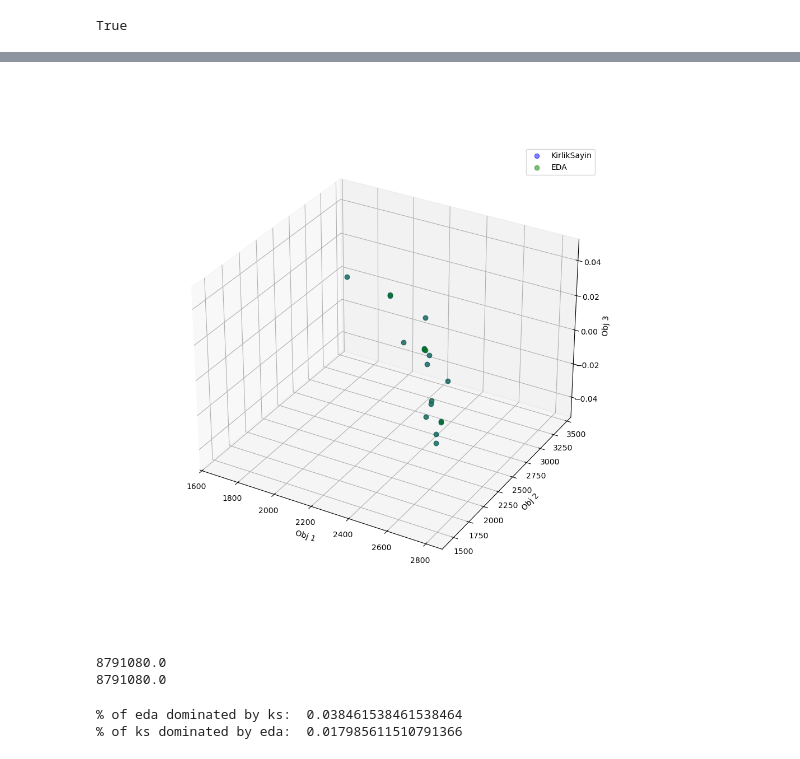
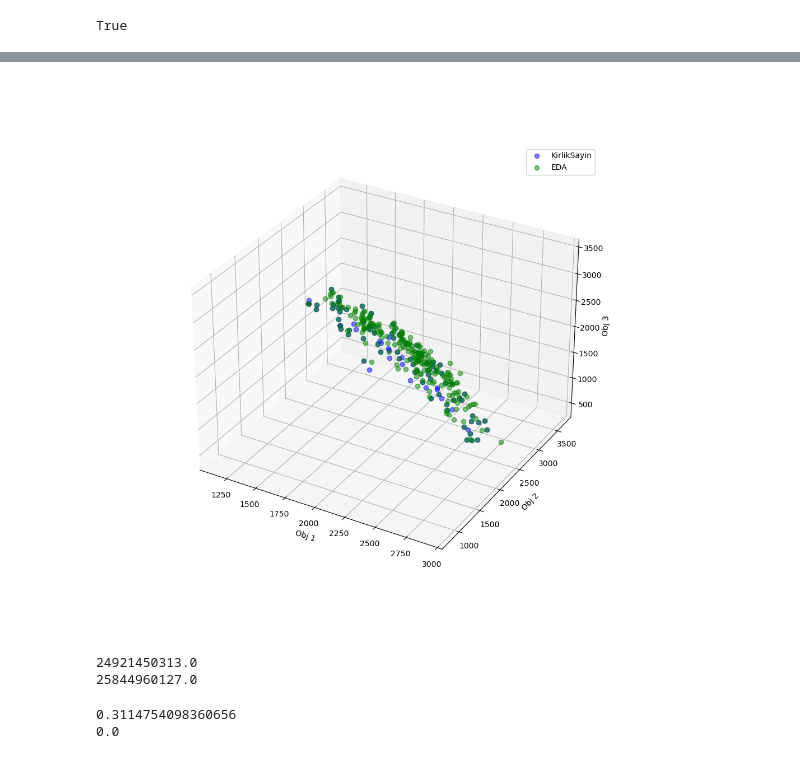
Before and after one commit to rameshsrinivasanuci/multiobjective, a Jupyter notebook: simulations/result_eval.ipynb, the cells around one changed output, grey strips where cells are left out. Cells and saved outputs as stored; diff of their text form; code cells hidden in the pictures.

```diff
--- a/simulations/result_eval.ipynb
+++ b/simulations/result_eval.ipynb
@@ -51,6 +33,9 @@ EDA finished in 5.67s (mode 1: 12 gens, mode 2: 4 gens)
 pf_exact = np.load(f"results/exact_front_{n_obj}obj_{n_items}items_{rho}rho_allneg.npz")["F"]
 pf_ks = np.load(f"results/KS_{n_obj}obj_{n_items}items_{rho}rho_allneg.npz")["pf"]
 pf_eda = np.load(f"results/eda_{n_obj}obj_{n_items}items_{rho}rho_allneg.npz")["arr_0"]
+pf_nsga2 = np.load(f"results/nsga2_{n_obj}obj_{n_items}items_{rho}rho_allneg.npz")["F"]
+pf_nsga3 = np.load(f"results/nsga3_{n_obj}obj_{n_items}items_{rho}rho_allneg.npz")["F"]
+pf_spea2 = np.load(f"results/spea2_{n_obj}obj_{n_items}items_{rho}rho_allneg.npz")["F"]
 # %%
 print(pf_exact.shape)
 print(pf_ks.shape)
@@ -120,31 +90,31 @@ print(missing)
 # %%
 import matplotlib.pyplot as plt
 %matplotlib widget
 from mpl_toolkits.mplot3d import Axes3D
 
 fig = plt.figure(figsize=(10, 10))
 ax = fig.add_subplot(projection='3d')
-ax.plot(pf_eda[:,0], pf_eda[:,1], pf_eda[:,2], 'bo', alpha=0.5, markersize=6, label="KirlikSayin")
+ax.plot(pf_nsga2[:,0], pf_nsga2[:,1], pf_nsga2[:,2], 'bo', alpha=0.5, markersize=6, label="KirlikSayin")
 ax.plot(pf_exact[:,0], pf_exact[:,1], pf_exact[:,2], 'go', alpha=0.5, markersize=6, label="EDA")
 ax.set_xlabel('Obj 1')
 ax.set_ylabel('Obj 2')
 ax.set_zlabel('Obj 3')
 ax.legend()
 plt.show()
 # %% [output]
-[figure, old version]
+[figure, new version]
 # %%
 from pymoo.indicators.hv import HV
 
 ref_point = np.zeros(n_obj)
 hv = HV(ref_point=ref_point)
-hv_pf_eda = hv(-pf_eda)
-hv_pf_ks = hv(-pf_ks)
-print(hv_pf_ks)
-print(hv_pf_eda)
+hv_pf_1 = hv(-pf_moead)
+hv_pf_2 = hv(-pf_exact)
+print(hv_pf_1)
+print(hv_pf_2)
 # %% [output]
-8791080.0
-8791080.0
+24921450313.0
+25844960127.0
 # %%
 def calculate_dominated(pf_predicted, pf_actual, n_obj):
     dominated = np.zeros(len(pf_predicted))
@@ -156,10 +126,10 @@ def calculate_dominated(pf_predicted, pf_actual, n_obj):
                 break
     return np.sum(dominated), np.sum(dominated)/len(pf_predicted)
 
-num_dominated, ratio_dominated = calculate_dominated(pf_eda, pf_ks, 3)
-print("% of eda dominated by ks: ", ratio_dominated)
-num_dominated, ratio_dominated = calculate_dominated(pf_ks, pf_eda, 3)
-print("% of ks dominated by eda: ", ratio_dominated)
+num_dominated, ratio_dominated = calculate_dominated(pf_moead, pf_exact, 3)
+print(ratio_dominated)
+num_dominated, ratio_dominated = calculate_dominated(pf_exact, pf_moead, 3)
+print(ratio_dominated)
 # %% [output]
-% of eda dominated by ks:  0.038461538461538464
-% of ks dominated by eda:  0.017985611510791366
+0.3114754098360656
+0.0
```
Also changed, not shown: parts of 10 cells of this notebook, 2 other files.
